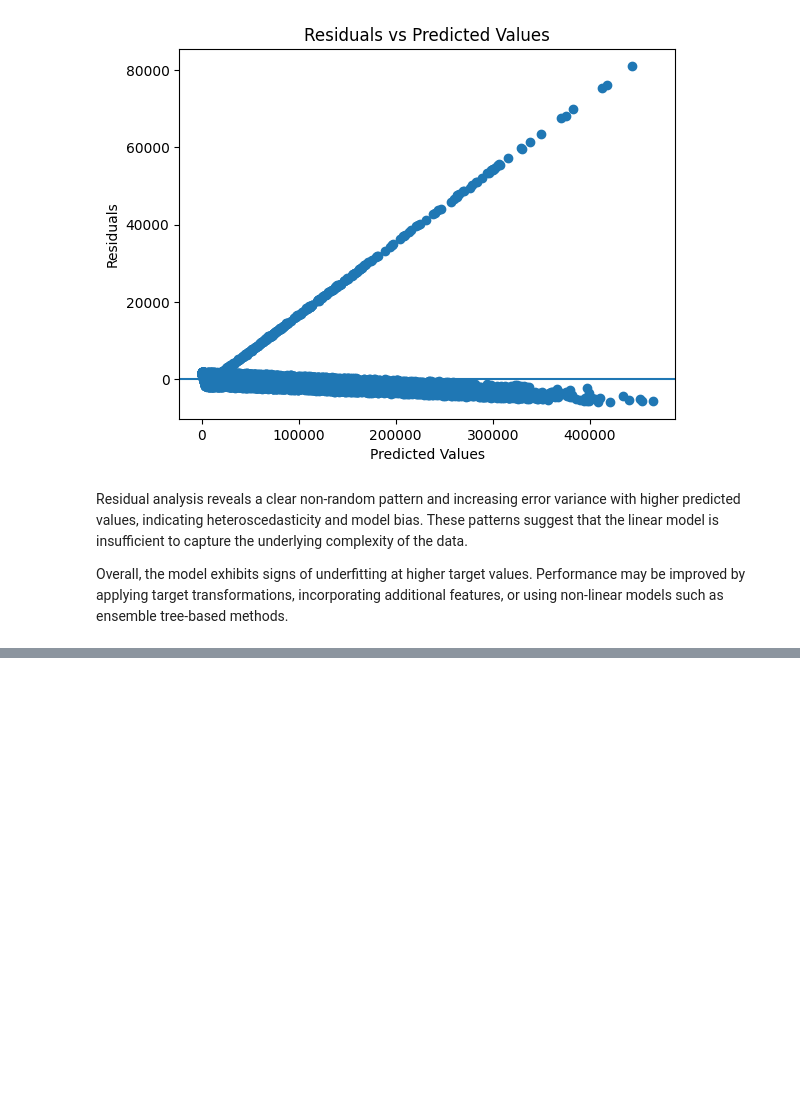
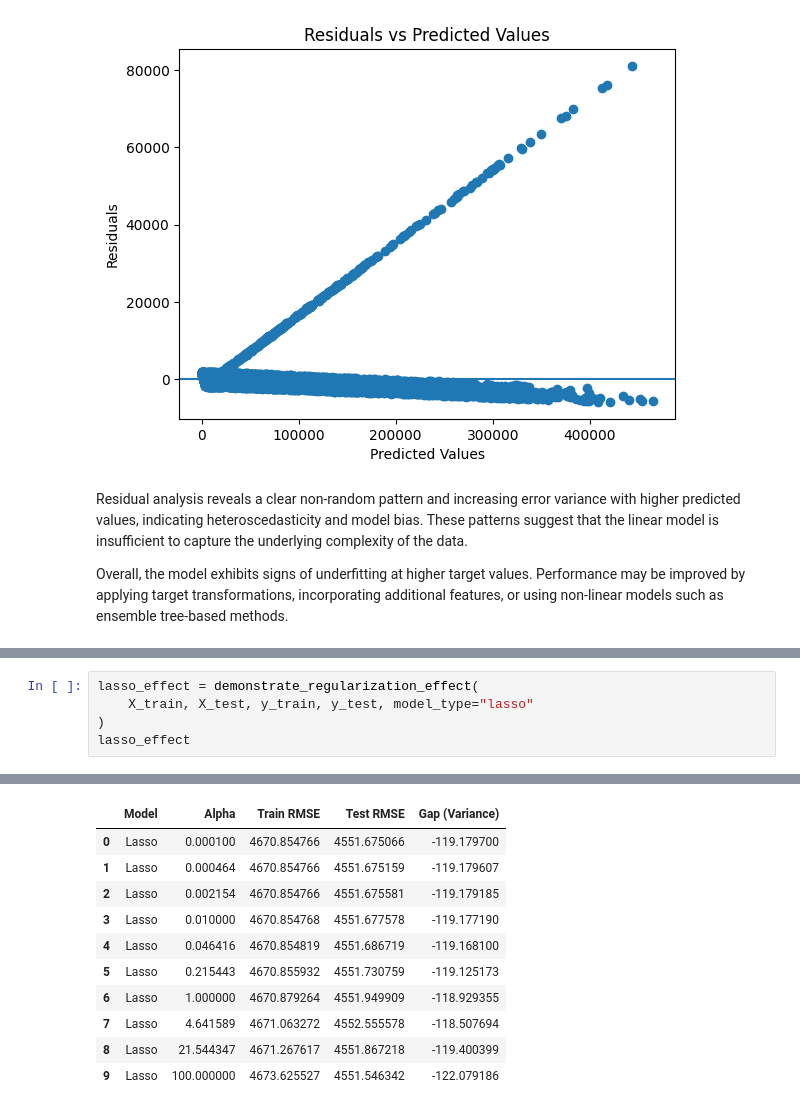
Before and after one commit to Richard-Sarfo/Flight_Price_Prediction, a Jupyter notebook: notebook.ipynb, the cells around one changed output, grey strips where cells are left out. Drawn from its saved outputs; the diff is of its cells as text; blank space fills up the shorter version.

```diff
--- a/notebook.ipynb
+++ b/notebook.ipynb
@@ -269,0 +323,6 @@ Overall, the model exhibits signs of underfitting at higher target values. Perfo
+# %%
+lasso_effect = demonstrate_regularization_effect(
+    X_train, X_test, y_train, y_test, model_type="lasso"
+)
+lasso_effect
+# %% [output]
@@ -269,0 +339,11 @@ Overall, the model exhibits signs of underfitting at higher target values. Perfo
+|  | Model | Alpha | Train RMSE | Test RMSE | Gap (Variance) |
+| 0 | Lasso | 0.000100 | 4670.854766 | 4551.675066 | -119.179700 |
+| 1 | Lasso | 0.000464 | 4670.854766 | 4551.675159 | -119.179607 |
+| 2 | Lasso | 0.002154 | 4670.854766 | 4551.675581 | -119.179185 |
+| 3 | Lasso | 0.010000 | 4670.854768 | 4551.677578 | -119.177190 |
+| 4 | Lasso | 0.046416 | 4670.854819 | 4551.686719 | -119.168100 |
+| 5 | Lasso | 0.215443 | 4670.855932 | 4551.730759 | -119.125173 |
+| 6 | Lasso | 1.000000 | 4670.879264 | 4551.949909 | -118.929355 |
+| 7 | Lasso | 4.641589 | 4671.063272 | 4552.555578 | -118.507694 |
+| 8 | Lasso | 21.544347 | 4671.267617 | 4551.867218 | -119.400399 |
+| 9 | Lasso | 100.000000 | 4673.625527 | 4551.546342 | -122.079186 |
```
Also changed, not shown: parts of 5 cells of this notebook, 1 other file.
